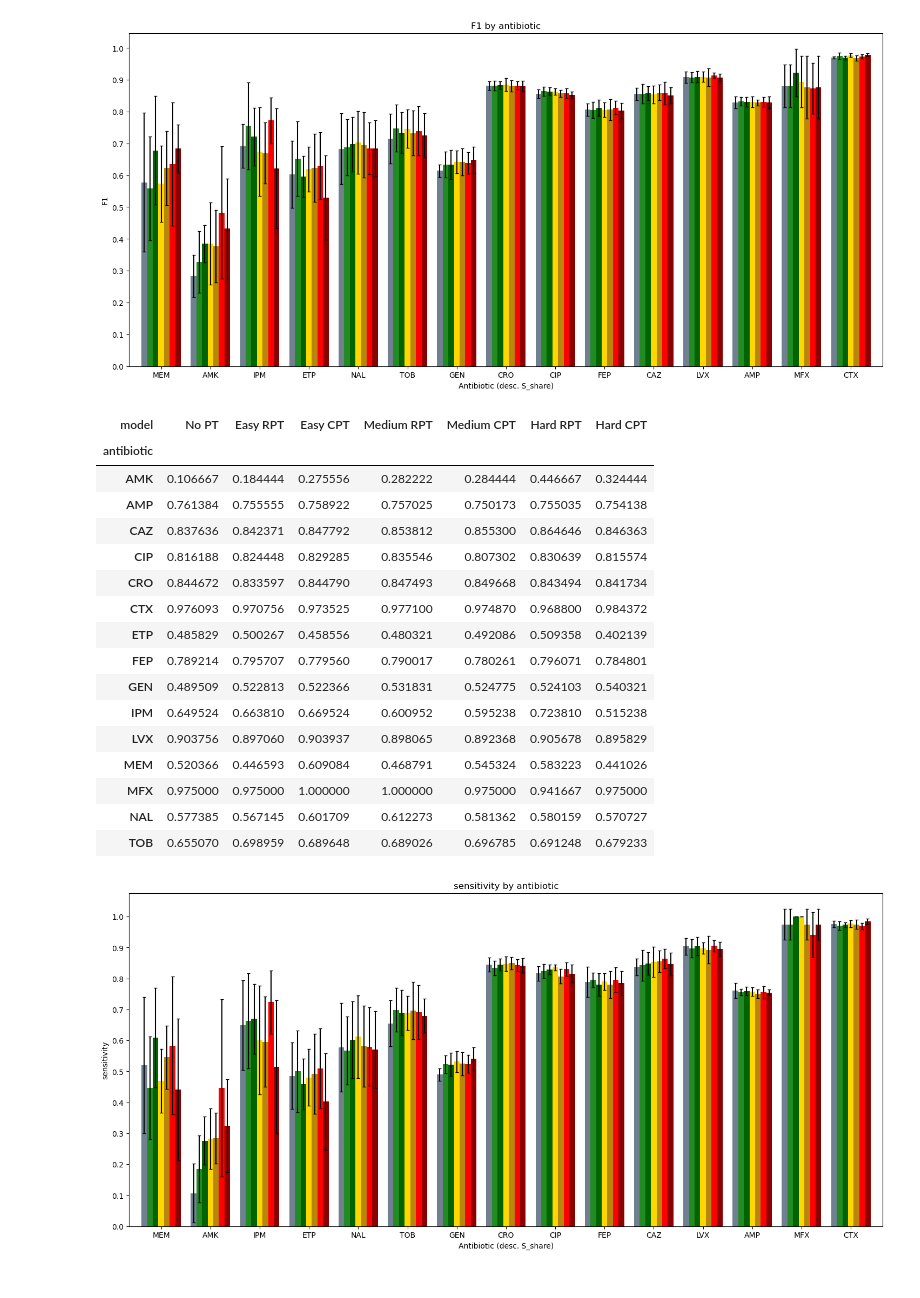
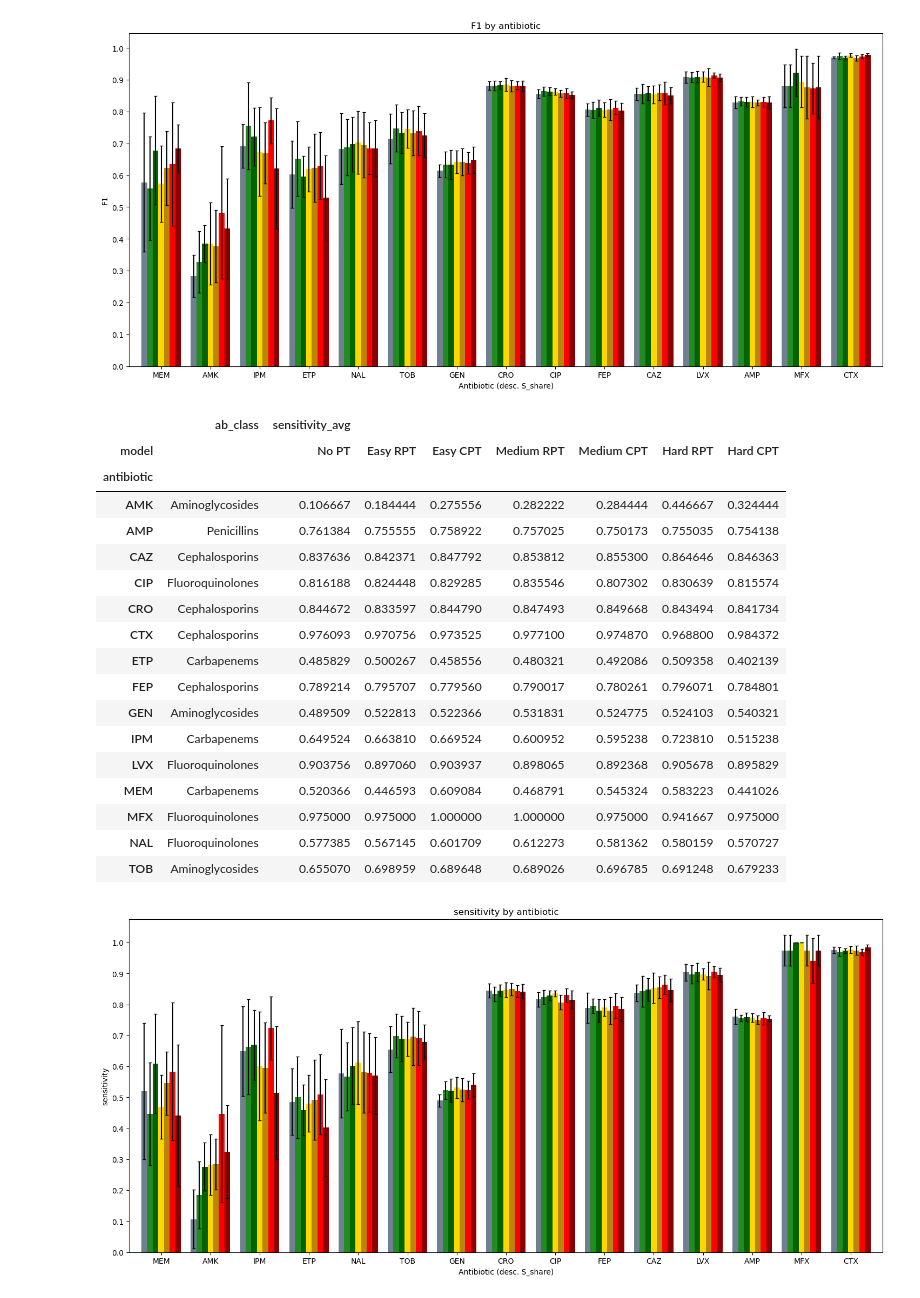
Before and after one commit to jespeols/ARFusion, a Jupyter notebook: overall_and_ab_analysis.ipynb, the cells around one changed output. Saved outputs shown, nothing was run; the diff lists cells and outputs as text; code cells hidden in the pictures.

```diff
--- a/overall_and_ab_analysis.ipynb
+++ b/overall_and_ab_analysis.ipynb
@@ -160,25 +160,26 @@ plot_metric_by_ab(
 # %% [output]
 [figure]
 # %%
-df_CV_ab['sensitivity_avg']
+df_CV_ab[['ab_class','sensitivity_avg']]
 # %% [output]
-| model | No PT | Easy RPT | Easy CPT | Medium RPT | Medium CPT | Hard RPT | Hard CPT |
-| antibiotic |  |  |  |  |  |  |  |
-| AMK | 0.106667 | 0.184444 | 0.275556 | 0.282222 | 0.284444 | 0.446667 | 0.324444 |
-| AMP | 0.761384 | 0.755555 | 0.758922 | 0.757025 | 0.750173 | 0.755035 | 0.754138 |
-| CAZ | 0.837636 | 0.842371 | 0.847792 | 0.853812 | 0.855300 | 0.864646 | 0.846363 |
-| CIP | 0.816188 | 0.824448 | 0.829285 | 0.835546 | 0.807302 | 0.830639 | 0.815574 |
-| CRO | 0.844672 | 0.833597 | 0.844790 | 0.847493 | 0.849668 | 0.843494 | 0.841734 |
-| CTX | 0.976093 | 0.970756 | 0.973525 | 0.977100 | 0.974870 | 0.968800 | 0.984372 |
-| ETP | 0.485829 | 0.500267 | 0.458556 | 0.480321 | 0.492086 | 0.509358 | 0.402139 |
-| FEP | 0.789214 | 0.795707 | 0.779560 | 0.790017 | 0.780261 | 0.796071 | 0.784801 |
-| GEN | 0.489509 | 0.522813 | 0.522366 | 0.531831 | 0.524775 | 0.524103 | 0.540321 |
-| IPM | 0.649524 | 0.663810 | 0.669524 | 0.600952 | 0.595238 | 0.723810 | 0.515238 |
-| LVX | 0.903756 | 0.897060 | 0.903937 | 0.898065 | 0.892368 | 0.905678 | 0.895829 |
-| MEM | 0.520366 | 0.446593 | 0.609084 | 0.468791 | 0.545324 | 0.583223 | 0.441026 |
-| MFX | 0.975000 | 0.975000 | 1.000000 | 1.000000 | 0.975000 | 0.941667 | 0.975000 |
-| NAL | 0.577385 | 0.567145 | 0.601709 | 0.612273 | 0.581362 | 0.580159 | 0.570727 |
-| TOB | 0.655070 | 0.698959 | 0.689648 | 0.689026 | 0.696785 | 0.691248 | 0.679233 |
+|  | ab_class | sensitivity_avg |  |  |  |  |  |  |
+| model |  | No PT | Easy RPT | Easy CPT | Medium RPT | Medium CPT | Hard RPT | Hard CPT |
+| antibiotic |  |  |  |  |  |  |  |  |
+| AMK | Aminoglycosides | 0.106667 | 0.184444 | 0.275556 | 0.282222 | 0.284444 | 0.446667 | 0.324444 |
+| AMP | Penicillins | 0.761384 | 0.755555 | 0.758922 | 0.757025 | 0.750173 | 0.755035 | 0.754138 |
+| CAZ | Cephalosporins | 0.837636 | 0.842371 | 0.847792 | 0.853812 | 0.855300 | 0.864646 | 0.846363 |
+| CIP | Fluoroquinolones | 0.816188 | 0.824448 | 0.829285 | 0.835546 | 0.807302 | 0.830639 | 0.815574 |
+| CRO | Cephalosporins | 0.844672 | 0.833597 | 0.844790 | 0.847493 | 0.849668 | 0.843494 | 0.841734 |
+| CTX | Cephalosporins | 0.976093 | 0.970756 | 0.973525 | 0.977100 | 0.974870 | 0.968800 | 0.984372 |
+| ETP | Carbapenems | 0.485829 | 0.500267 | 0.458556 | 0.480321 | 0.492086 | 0.509358 | 0.402139 |
+| FEP | Cephalosporins | 0.789214 | 0.795707 | 0.779560 | 0.790017 | 0.780261 | 0.796071 | 0.784801 |
+| GEN | Aminoglycosides | 0.489509 | 0.522813 | 0.522366 | 0.531831 | 0.524775 | 0.524103 | 0.540321 |
+| IPM | Carbapenems | 0.649524 | 0.663810 | 0.669524 | 0.600952 | 0.595238 | 0.723810 | 0.515238 |
+| LVX | Fluoroquinolones | 0.903756 | 0.897060 | 0.903937 | 0.898065 | 0.892368 | 0.905678 | 0.895829 |
+| MEM | Carbapenems | 0.520366 | 0.446593 | 0.609084 | 0.468791 | 0.545324 | 0.583223 | 0.441026 |
+| MFX | Fluoroquinolones | 0.975000 | 0.975000 | 1.000000 | 1.000000 | 0.975000 | 0.941667 | 0.975000 |
+| NAL | Fluoroquinolones | 0.577385 | 0.567145 | 0.601709 | 0.612273 | 0.581362 | 0.580159 | 0.570727 |
+| TOB | Aminoglycosides | 0.655070 | 0.698959 | 0.689648 | 0.689026 | 0.696785 | 0.691248 | 0.679233 |
 # %%
 plot_metric_by_ab(
     df_CV_ab,
```
Also changed, not shown: parts of 1 cell of this notebook, 7 other files.
